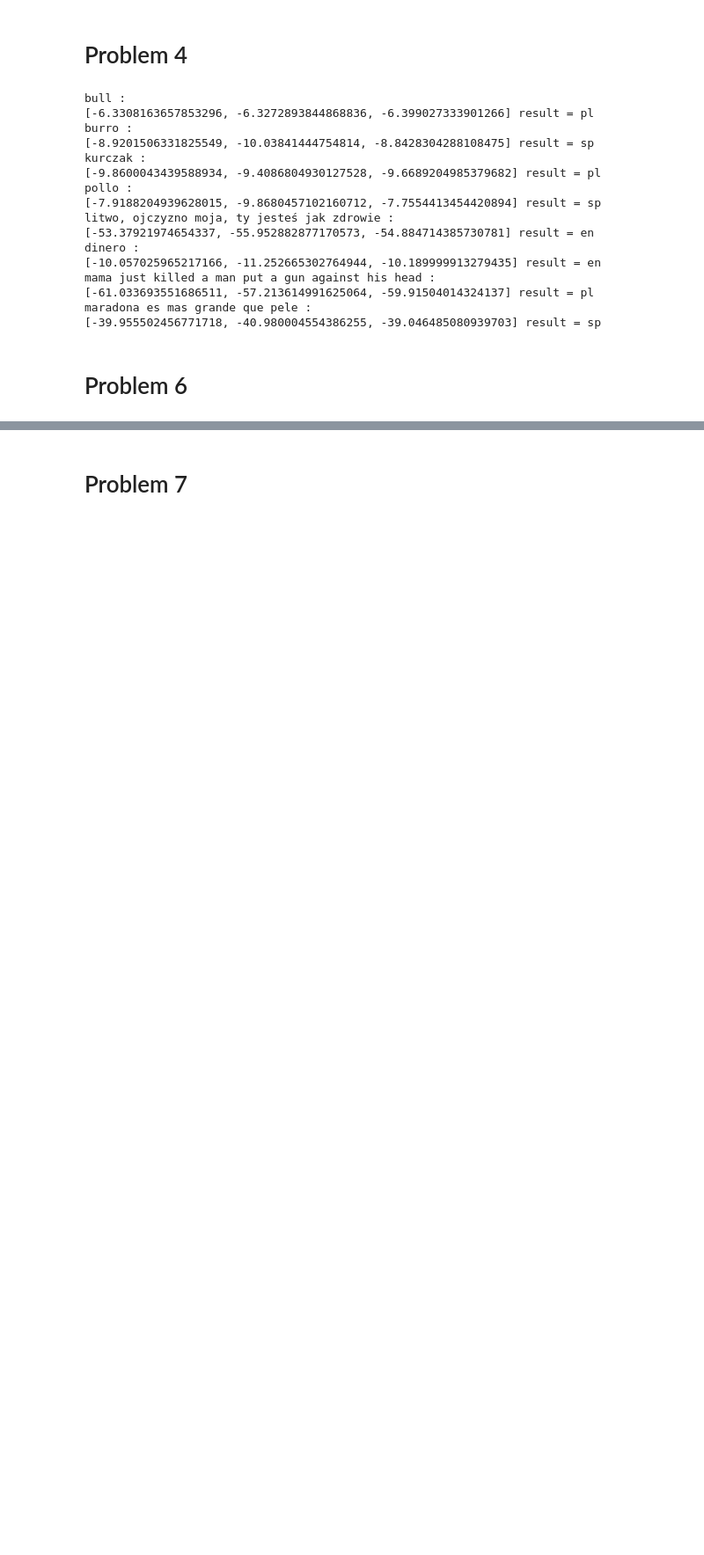
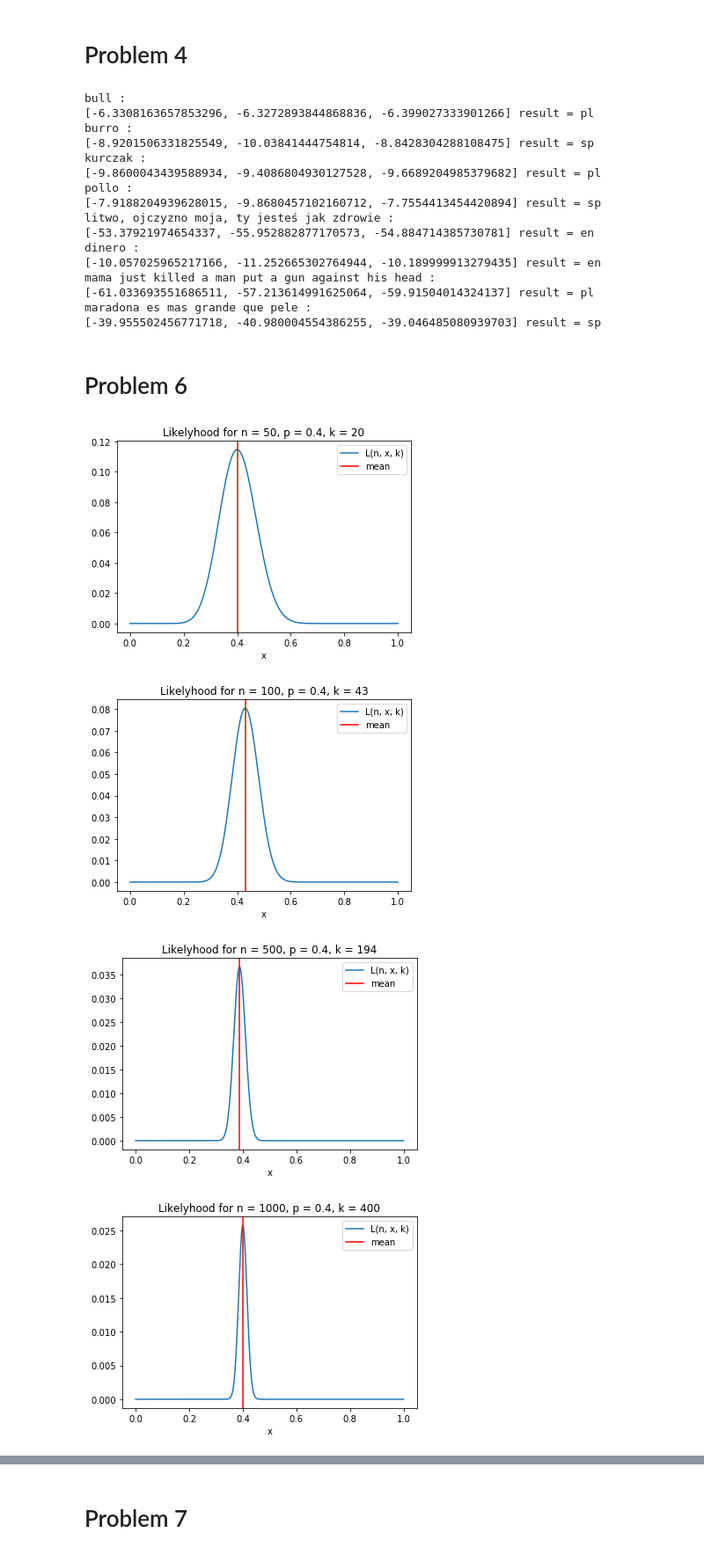
Before and after one commit to sequba/nn_assignments, a Jupyter notebook: assignment2/solutions.ipynb, the cells around one changed output, grey strips where cells are left out. Shown at 88% size. Saved outputs shown, nothing was run; the diff lists cells and outputs as text; code cells hidden in the pictures; blank space fills up the shorter version.

```diff
--- a/assignment2/solutions.ipynb
+++ b/assignment2/solutions.ipynb
@@ -90,0 +91,26 @@ maradona es mas grande que pele :
+# %%
+def prob(n, p, k):
+    return binom(n, k)*(p**k)*(1.-p)**(n-k)
+
+ns = np.array([50, 100, 500, 1000])
+ps = np.array([0.4, 0.5])
+ks = np.random.binomial(ns[:,np.newaxis], ps)
+
+for (p_i, real_p) in enumerate(ps):
+    for (n_i, n) in enumerate(ns):
+        k = ks[n_i, p_i]
+        mean = k/n
+        xs = np.linspace(0., 1., 1000)
+        ys = np.array([ prob(n, x, k) for x in xs ])
+
+        pyplot.plot(xs, ys, label="L(n, x, k)")
+        pyplot.axvline(mean, color='r', label="mean")
+        pyplot.title('Likelyhood for n = {0}, p = {1}, k = {2}'.format(n, real_p, k))
+        pyplot.xlabel('x')
+        pyplot.legend()
+        pyplot.show()
+# %% [output]
+[figure, added]
+[figure, added]
+[figure, added]
+[figure, added]
```
Also changed, not shown: parts of 3 cells of this notebook.
